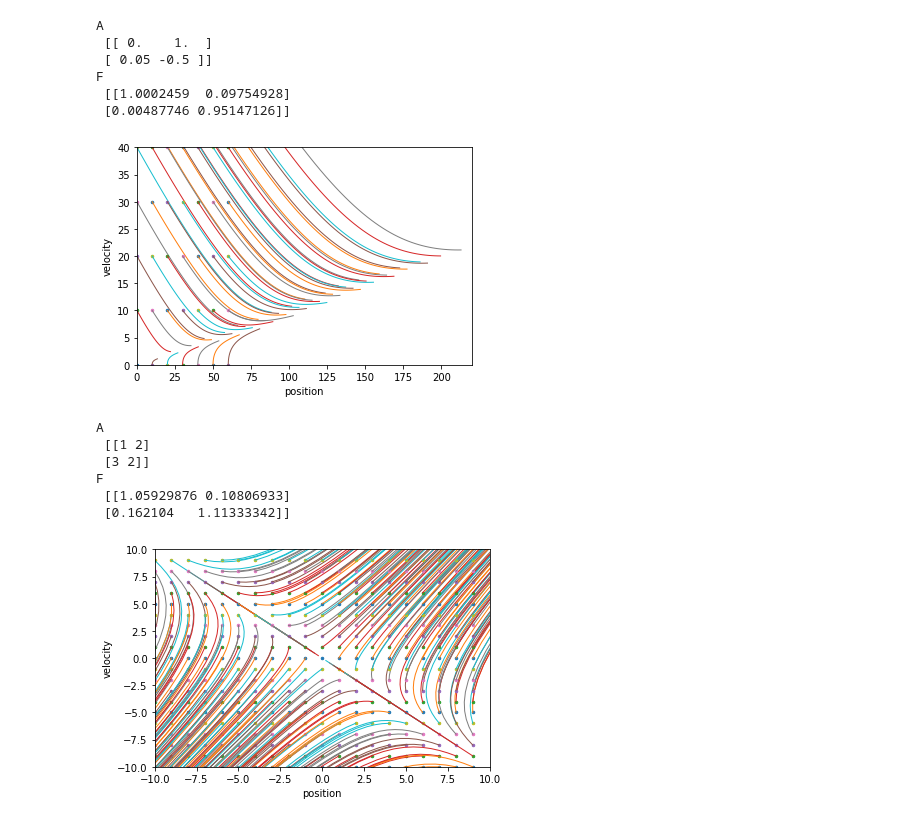
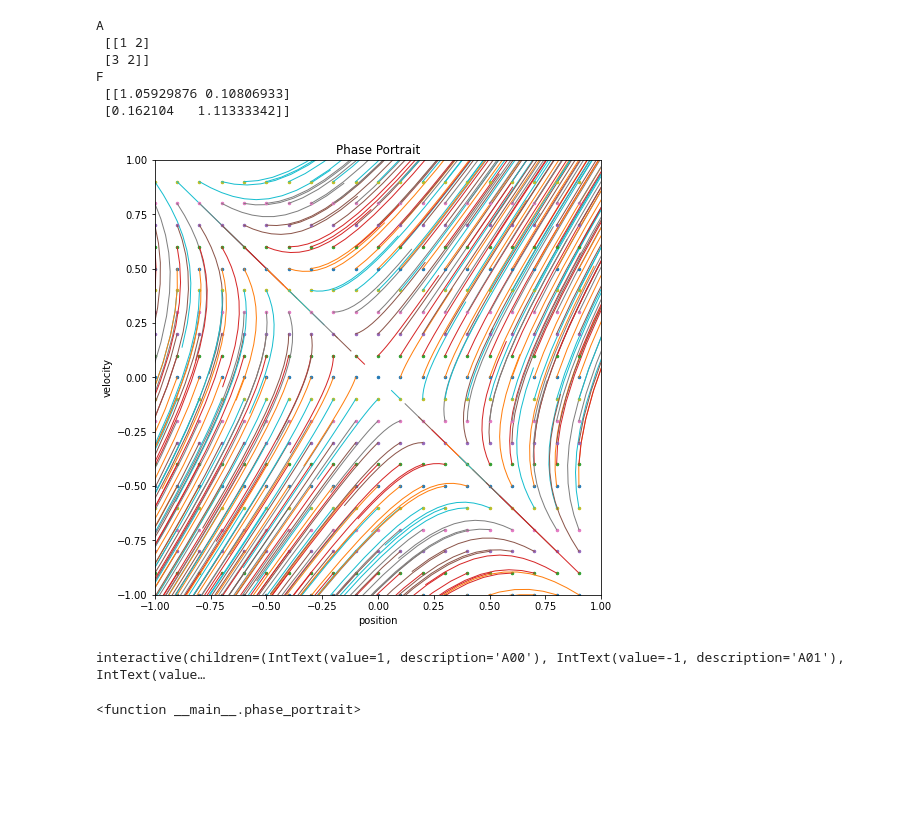
Before and after one commit to ctarrington/data-science-hw, a Jupyter notebook: kalman-filters/rlabbe/rlabbe_07_math_scraps.ipynb, the cells around one changed output. Cells and saved outputs as stored; diff of their text form; code cells hidden in the pictures; blank space fills up the shorter version.

Commit message:
Phase portraits

```diff
--- a/kalman-filters/rlabbe/rlabbe_07_math_scraps.ipynb
+++ b/kalman-filters/rlabbe/rlabbe_07_math_scraps.ipynb
@@ -22,10 +25,20 @@ from scipy.linalg import expm
 # %%
-def phase_portrait(A, dt, start, stop, step, count, xlim, ylim):
+def phase_portrait(A00, A01, A10, A11, dt, side, step, count, view_side):
 
+  A = np.array([[A00,A01], [A10, A11]])
   F = expm(A*dt)
   print('A\n', A)
   print('F\n', F)
   lines = []
+
+  start = - side/2
+  stop = side/2
+
+  xlim_min = -view_side/2
+  xlim_max = view_side/2
+
+  ylim_min = -view_side/2
+  ylim_max = view_side/2
 
   for p in np.arange(start, stop, step):
     for v in np.arange(start, stop, step):
@@ -38,37 +51,40 @@ def phase_portrait(A, dt, start, stop, step, count, xlim, ylim):
 
       lines.append(line)
 
+  figure(figsize=(8,8))
   for line in lines:
     states = np.array(line)
     plot(states[0,0], states[0,1], '.', markersize=5)
     plot(states[:,0], states[:, 1], linewidth=1)
 
+  plt.title('Phase Portrait')
   plt.xlabel('position')
   plt.ylabel('velocity')
-  plt.xlim(xlim)
-  plt.ylim(ylim)
+  plt.xlim((xlim_min, xlim_max))
+  plt.ylim((ylim_min, ylim_max))
   plt.show()
-# %%
-dt = 0.1
-A = np.array([[0,1], [0.05, -0.5]])
-phase_portrait(A, dt, start=0., stop=70., step=10., count=50, xlim=(0,220), ylim=(0, 40))
-# %% [output]
-A
- [[ 0.    1.  ]
- [ 0.05 -0.5 ]]
-F
- [[1.0002459  0.09754928]
- [0.00487746 0.95147126]]
-[figure, removed]
-# %%
-dt = 0.05
-A = np.array([[1,2], [3, 2]])
-phase_portrait(A, dt, start=-10., stop=10., step=1., count=30, xlim=(-10, 10), ylim=(-10, 10))
-# %% [output]
-A
- [[1 2]
- [3 2]]
-F
- [[1.05929876 0.10806933]
- [0.162104   1.11333342]]
-[figure, removed]
+# %%
+phase_portrait(A00=1, A01=2,A10=3,A11=2, dt=0.05, side=2, step=0.1, count=10, view_side=2)
+# %% [output]
+A
+ [[1 2]
+ [3 2]]
+F
+ [[1.05929876 0.10806933]
+ [0.162104   1.11333342]]
+[figure, added]
+# %%
+interact(phase_portrait,
+         A00=widgets.IntText(1,min=-8, max=8),
+         A01=widgets.IntText(-1,min=-8, max=8),
+         A10=widgets.IntText(2,min=-8, max=8),
+         A11=widgets.IntText(-1,min=-8, max=8),
+         dt=widgets.FloatSlider(0.1, min=0.05, max=1),
+         side=widgets.IntText(2, min=-50, max=50),
+         step=widgets.FloatText(0.2, min=0.05, max=2),
+         count=widgets.IntText(30, min=2, max=200),
+         view_side=widgets.FloatText(2, min=-100, max=100),
+         )
+# %% [output]
+interactive(children=(IntText(value=1, description='A00'), IntText(value=-1, description='A01'), IntText(value…
+<function __main__.phase_portrait>
```
Also changed, not shown: parts of 2 cells of this notebook.
